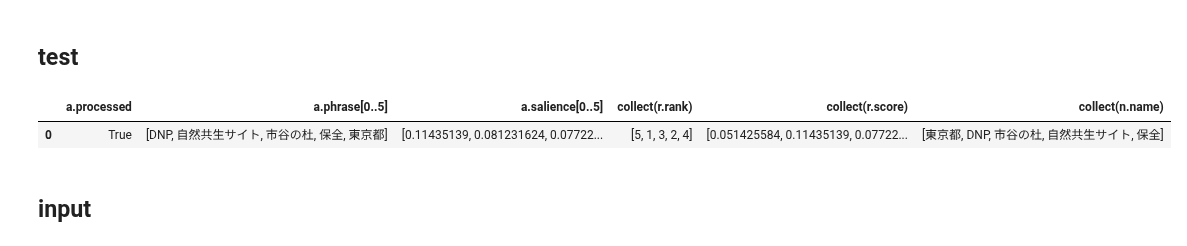
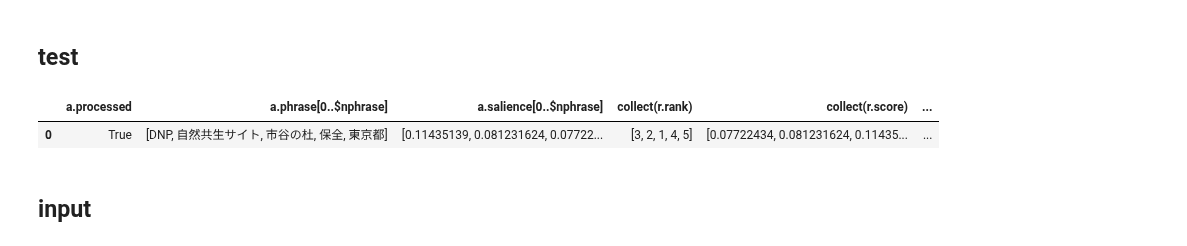
Before and after one commit to smallcat9603/graph, a Jupyter notebook: dnp/kg/neo4j.ipynb, the cells around one changed output. Saved outputs shown, nothing was run; the diff lists cells and outputs as text; code cells hidden in the pictures.

```diff
--- a/dnp/kg/neo4j.ipynb
+++ b/dnp/kg/neo4j.ipynb
@@ -141,15 +141,16 @@ gds.run_cypher(query)
 # %%
+nphrase = 5
 query = """
 MATCH (a:Article)
 WHERE a.processed IS NOT NULL
-FOREACH (word IN a.phrase[0..5] |
+FOREACH (word IN a.phrase[0..$nphrase] |
   MERGE (n:Noun {name: word})
   MERGE (a)-[r:CONTAINS]-(n)
   SET r.rank = apoc.coll.indexOf(a.phrase, word) + 1
   SET r.score = a.salience[apoc.coll.indexOf(a.phrase, word)]
 )
 """
-gds.run_cypher(query)
+gds.run_cypher(query, {'nphrase': nphrase})
 # %% [output]
 |  |
 # %% [markdown]
@@ -157,12 +158,12 @@ gds.run_cypher(query)
 # %%
 query = """
 MATCH (a:Article {url: "https://www.dnp.co.jp/news/detail/20169882_1587.html"})-[r:CONTAINS]-(n)
-RETURN a.processed, a.phrase[0..5], a.salience[0..5], collect(r.rank), collect(r.score), collect(n.name)
+RETURN a.processed, a.phrase[0..$nphrase], a.salience[0..$nphrase], collect(r.rank), collect(r.score), collect(n.name)
 """
-gds.run_cypher(query)
+gds.run_cypher(query, {'nphrase': nphrase})
 # %% [output]
-|  | a.processed | a.phrase[0..5] | a.salience[0..5] | collect(r.rank) | collect(r.score) | collect(n.name) |
-| 0 | True | [DNP, 自然共生サイト, 市谷の杜, 保全, 東京都] | [0.11435139, 0.081231624, 0.07722... | [5, 1, 3, 2, 4] | [0.051425584, 0.11435139, 0.07722... | [東京都, DNP, 市谷の杜, 自然共生サイト, 保全] |
+|  | a.processed | a.phrase[0..$nphrase] | a.salience[0..$nphrase] | collect(r.rank) | collect(r.score) | ... |
+| 0 | True | [DNP, 自然共生サイト, 市谷の杜, 保全, 東京都] | [0.11435139, 0.081231624, 0.07722... | [3, 2, 1, 4, 5] | [0.07722434, 0.081231624, 0.11435... | ... |
 # %% [markdown]
 ## input
 # %%
```
Also changed, not shown: parts of 26 cells of this notebook.
